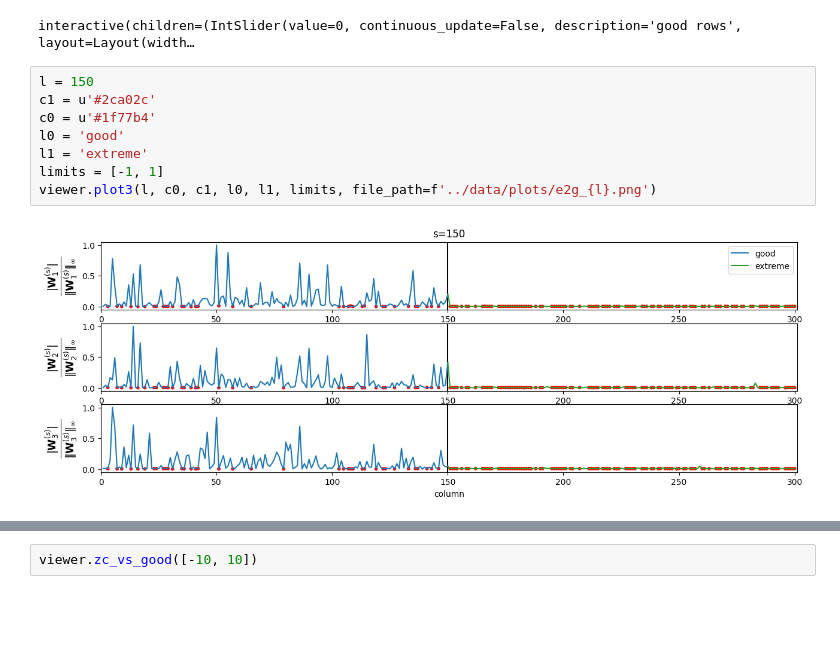
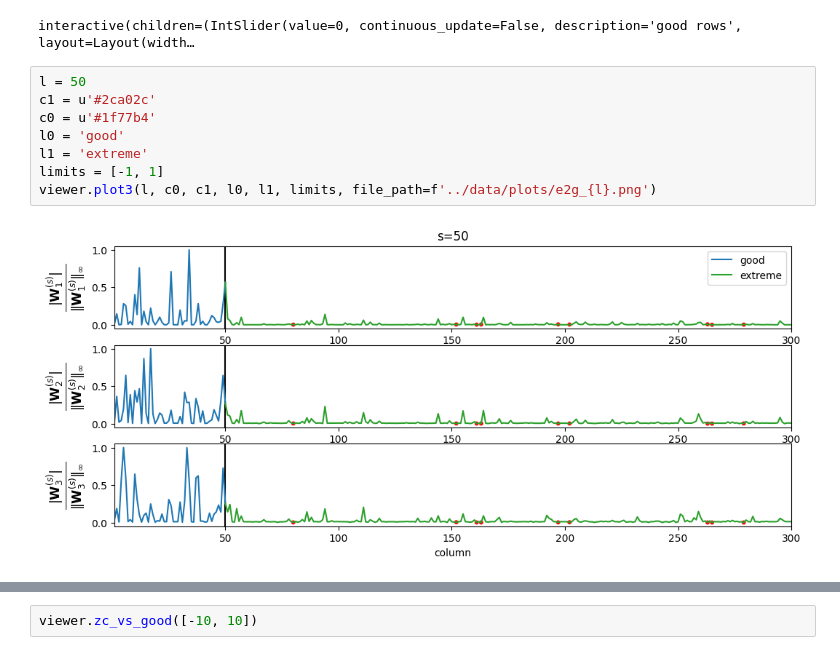
Before and after one commit to pinakm9/random-feature-map, a Jupyter notebook: notebooks/microscopy.ipynb, the cells around one changed output, grey strips where cells are left out. Saved outputs shown, nothing was run; the diff lists cells and outputs as text; blank space fills up the shorter version.

```diff
--- a/notebooks/microscopy.ipynb
+++ b/notebooks/microscopy.ipynb
@@ -55,12 +59,12 @@ viewer.view2(limits=[-5, 5])
 # %% [output]
 interactive(children=(IntSlider(value=0, continuous_update=False, description='good rows', layout=Layout(width…
 # %%
-l = 150
+l = 50
 c1 = u'#2ca02c'
 c0 = u'#1f77b4'
 l0 = 'good'
 l1 = 'extreme'
 limits = [-1, 1]
 viewer.plot3(l, c0, c1, l0, l1, limits, file_path=f'../data/plots/e2g_{l}.png')
 # %% [output]
-[figure, old version]
+[figure, new version]
```
Also changed, not shown: parts of 3 cells of this notebook, 2 other files.
